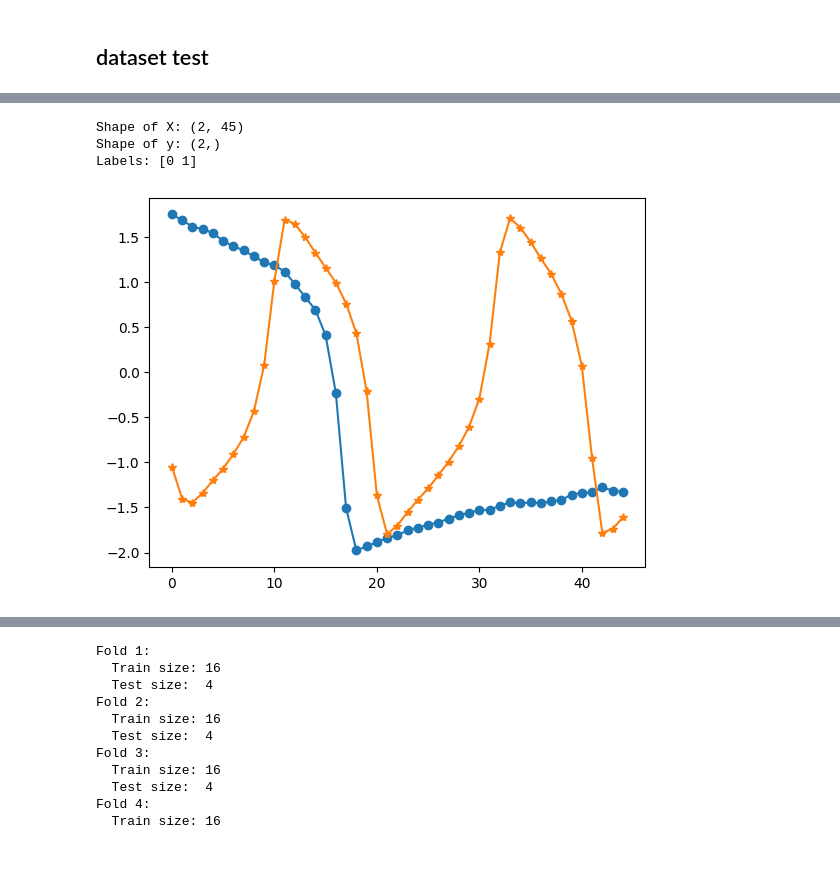
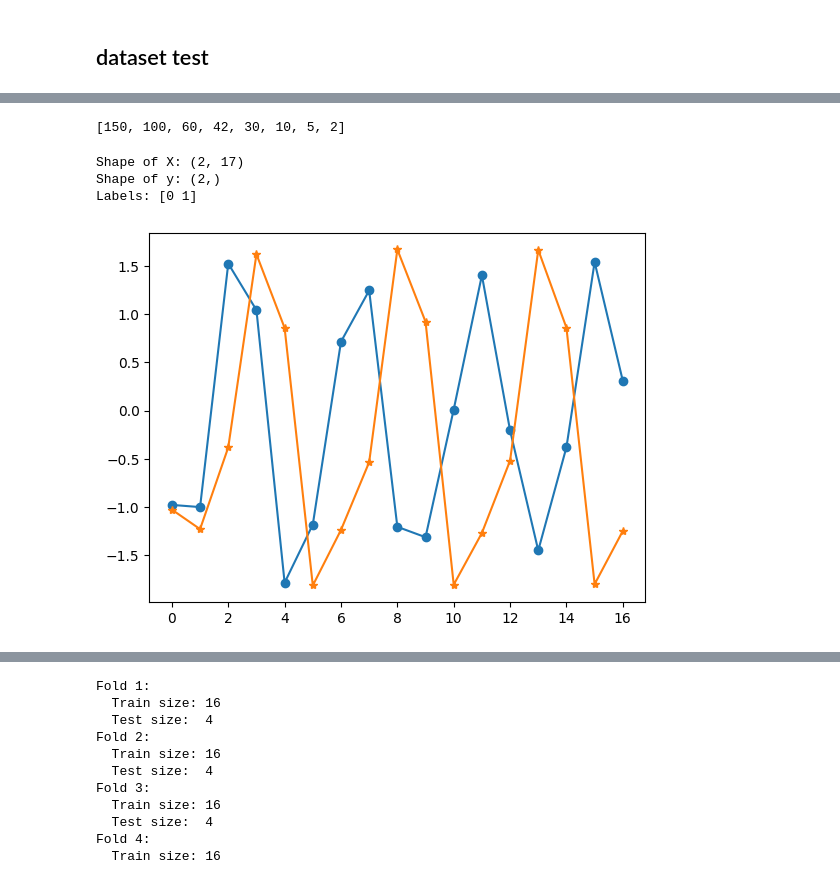
Before and after one commit to consuelorojas/TestCatch22, a Jupyter notebook: notebooks/test_generator.ipynb, the cells around one changed output, grey strips where cells are left out. Saved outputs shown, nothing was run; the diff lists cells and outputs as text; code cells hidden in the pictures.

```diff
--- a/notebooks/test_generator.ipynb
+++ b/notebooks/test_generator.ipynb
@@ -39,29 +38,38 @@ Labels: [0 1]
+# %%
+dt = 0.1
+pseudo_period = 30
+npp = [2, 3, 5, 7, 10, 30, 50, 100]            # change the number of points per period here!
+step = [int(pseudo_period / elem / dt) for elem in npp]
+# %%
+step
+# %% [output]
+[150, 100, 60, 42, 30, 10, 5, 2]
 # %%
 fhn_args = [0.8, 0.7, 0.08, 0.5, 0.02]  # [b0, b1, epsilon, I, noise_strength]
 fhn_kwargs = {
     'length': 500,
     'dt': 0.1,
     'x0': [0, 0],
     'args': fhn_args
 }
 
 class_configs = [
-    (0, 'fhn', {'length':500, 'dt': 0.1, 'x0': [0,0], 'args':[0.8, 0.7, 0.08, 0.5, 0.02]}),
-    (1, 'fhn', {'length':500, 'dt': 0.1, 'x0': [0,0], 'args':[0.1, 1, 0.2, 0.0, 0.01]} ),
+    (0, 'fhn', {'length':750, 'dt': 0.1, 'x0': [0,0], 'args':[0.1, 1.2, 0.2, 0, 0.01]}),
+    (1, 'fhn', {'length':750, 'dt': 0.1, 'x0': [0,0], 'args':[0.1, 1, 0.2, 0.0, 0.01]} ),
 ]
 
 n_samples_per_class = 1
-X, y = create_labeled_dataset(class_configs, n_samples_per_class, return_time = False, subsample_step=10, transient=50)
+X, y = create_labeled_dataset(class_configs, n_samples_per_class, return_time = False, subsample_step=step[-5], transient=50)
 
 print(f"Shape of X: {X.shape}")
 print(f"Shape of y: {y.shape}")
 print("Labels:", np.unique(y))
 
 plt.plot( X[0, :], 'o-')
 plt.plot( X[1, :], '*-')
 plt.show()
 # %% [output]
-Shape of X: (2, 45)
+Shape of X: (2, 17)
 Shape of y: (2,)
 Labels: [0 1]
-[figure, old version]
+[figure, new version]
```
Also changed, not shown: parts of 17 cells of this notebook, 41 other files.
